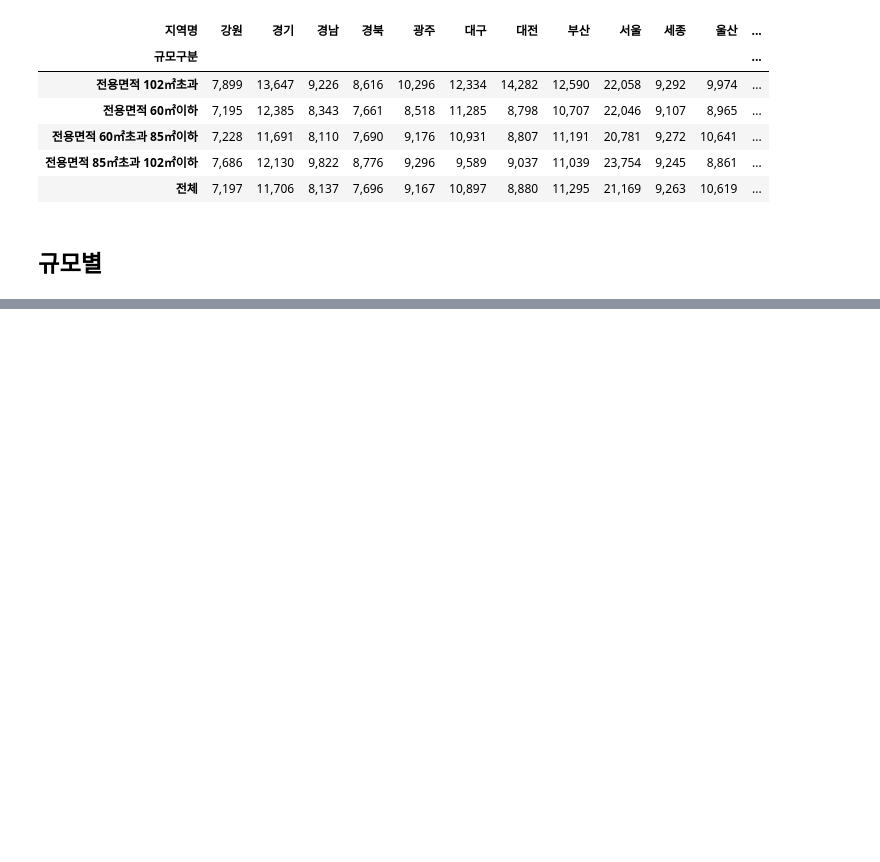
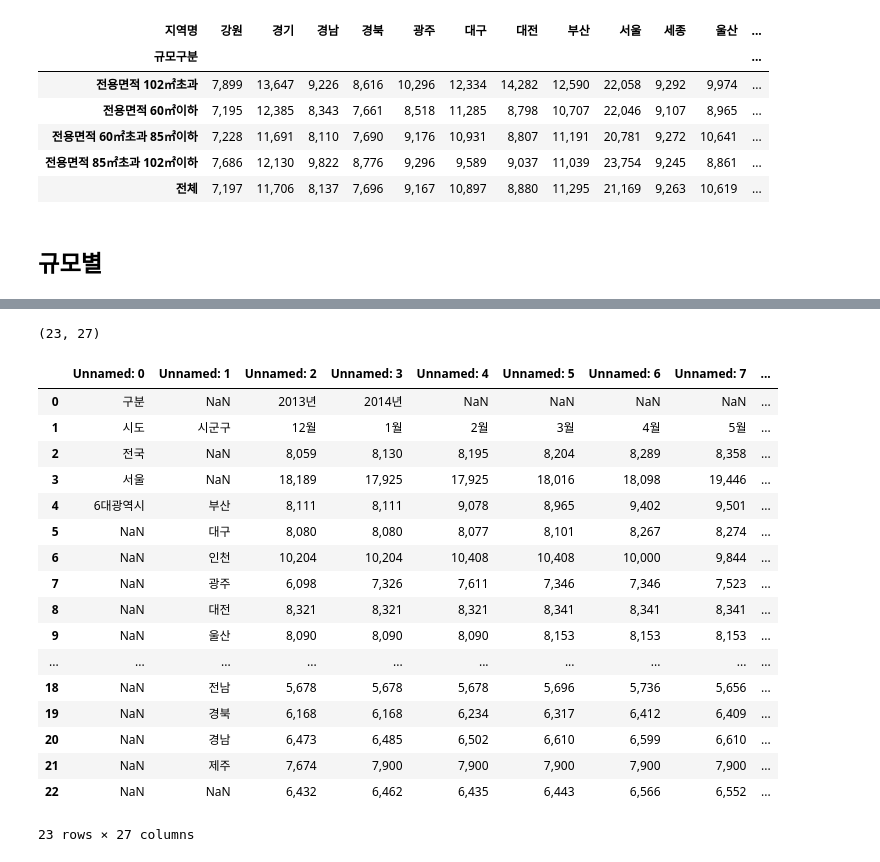
Before and after one commit to eunseokmax/Kaggel_personal, a Jupyter notebook: Apt_presale_price.ipynb, the cells around one changed output, grey strips where cells are left out. Saved outputs shown, nothing was run; the diff lists cells and outputs as text; code cells hidden in the pictures; blank space fills up the shorter version.

```diff
--- a/Apt_presale_price.ipynb
+++ b/Apt_presale_price.ipynb
@@ -436,0 +441,26 @@ pre_sale_seoul = pre_sale.loc[pre_sale['지역명'] == '서울']
+# %%
+df = pd.read_csv("C://BigData/Kaggle/apt_price/3.3per_pre_sale_2018.5.csv" , encoding='euc-kr', skiprows=1, header=0)
+df.shape
+# %% [output]
+(23, 27)
+# %%
+df
+# %% [output]
+|  | Unnamed: 0 | Unnamed: 1 | Unnamed: 2 | Unnamed: 3 | Unnamed: 4 | Unnamed: 5 | Unnamed: 6 | Unnamed: 7 | ... |
+| 0 | 구분 | NaN | 2013년 | 2014년 | NaN | NaN | NaN | NaN | ... |
+| 1 | 시도 | 시군구 | 12월 | 1월 | 2월 | 3월 | 4월 | 5월 | ... |
+| 2 | 전국 | NaN | 8,059 | 8,130 | 8,195 | 8,204 | 8,289 | 8,358 | ... |
+| 3 | 서울 | NaN | 18,189 | 17,925 | 17,925 | 18,016 | 18,098 | 19,446 | ... |
+| 4 | 6대광역시 | 부산 | 8,111 | 8,111 | 9,078 | 8,965 | 9,402 | 9,501 | ... |
+| 5 | NaN | 대구 | 8,080 | 8,080 | 8,077 | 8,101 | 8,267 | 8,274 | ... |
+| 6 | NaN | 인천 | 10,204 | 10,204 | 10,408 | 10,408 | 10,000 | 9,844 | ... |
+| 7 | NaN | 광주 | 6,098 | 7,326 | 7,611 | 7,346 | 7,346 | 7,523 | ... |
+| 8 | NaN | 대전 | 8,321 | 8,321 | 8,321 | 8,341 | 8,341 | 8,341 | ... |
+| 9 | NaN | 울산 | 8,090 | 8,090 | 8,090 | 8,153 | 8,153 | 8,153 | ... |
+| ... | ... | ... | ... | ... | ... | ... | ... | ... | ... |
+| 18 | NaN | 전남 | 5,678 | 5,678 | 5,678 | 5,696 | 5,736 | 5,656 | ... |
+| 19 | NaN | 경북 | 6,168 | 6,168 | 6,234 | 6,317 | 6,412 | 6,409 | ... |
+| 20 | NaN | 경남 | 6,473 | 6,485 | 6,502 | 6,610 | 6,599 | 6,610 | ... |
+| 21 | NaN | 제주 | 7,674 | 7,900 | 7,900 | 7,900 | 7,900 | 7,900 | ... |
+| 22 | NaN | NaN | 6,432 | 6,462 | 6,435 | 6,443 | 6,566 | 6,552 | ... |
+23 rows × 27 columns
```
Also changed, not shown: parts of 32 cells of this notebook.
